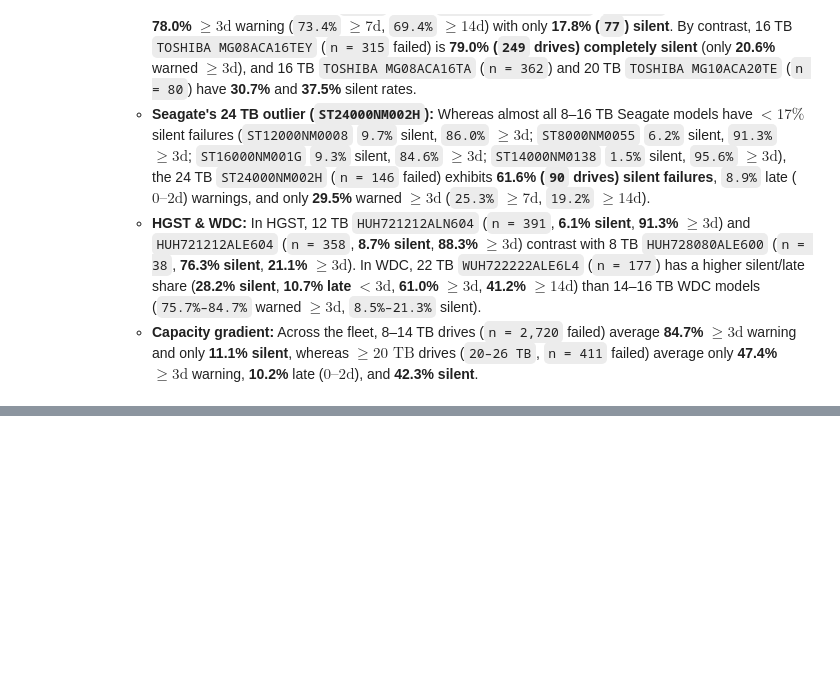
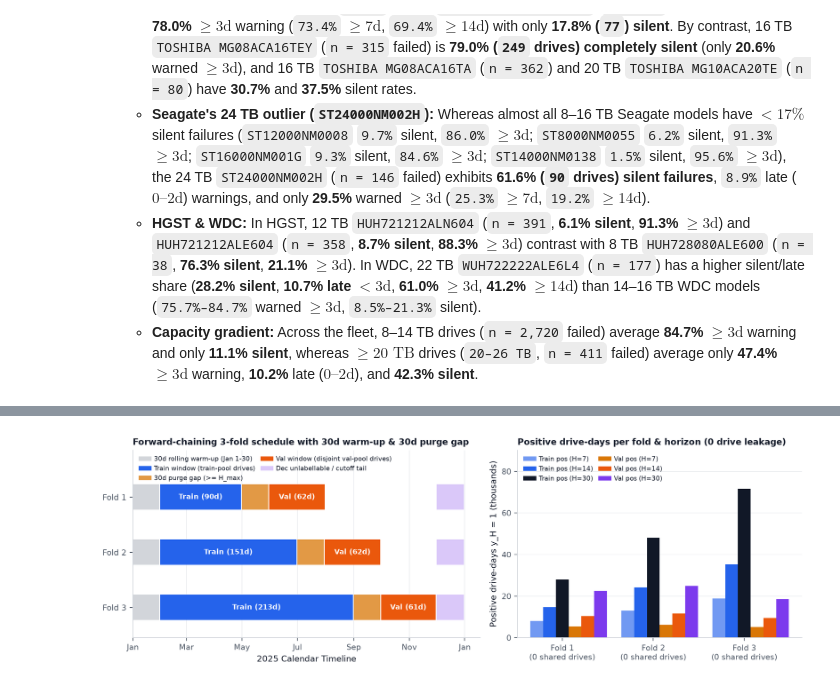
Before and after one commit to tarteeg/disk-failure-analysis, a Jupyter notebook: notebooks/eda_full_2025.ipynb, the cells around one changed output, grey strips where cells are left out. Drawn from its saved outputs; the diff is of its cells as text; code cells hidden in the pictures; blank space fills up the shorter version.

Commit message:
Implemented features, forward-chaining splits, and baselines

```diff
--- a/notebooks/eda_full_2025.ipynb
+++ b/notebooks/eda_full_2025.ipynb
@@ -2158,0 +2300,81 @@ Capacity & capacity-band summary:
+# %%
+# Section 8.2: Time-based, drive-level forward-chaining splits (3 folds, 30d purge gap, 0 drive leakage)
+SPLITS_CSV = cfg.cache_dir / "forward_chaining_splits.csv"
+split_stats_df = pd.read_csv(SPLITS_CSV)
+
+assert (split_stats_df["shared_drives_leakage"] == 0).all(), "Drive leakage detected!"
+print("Verified: 0 shared serial_numbers between train and validation across all 3 folds and all horizons H in {7, 14, 30}.")
+
+split_disp = (
+    split_stats_df.rename(columns={
+        "fold": "Fold",
+        "H_days": "H (d)",
+        "train_period": "Train window",
+        "purge_gap_days": "Purge (d)",
+        "val_period": "Val window",
+        "train_drives_sample": "Train drives",
+        "val_drives_sample": "Val drives",
+        "shared_drives_leakage": "Shared drives",
+        "train_rows_sample": "Train rows (panel)",
+        "val_rows_sample": "Val rows (panel)",
+        "train_pop_drive_days": "Train fleet days",
+        "val_pop_drive_days": "Val fleet days",
+        "train_failed_eps": "Train failed eps",
+        "val_failed_eps": "Val failed eps",
+        "train_pos_days": "Train y_H=1 days",
+        "val_pos_days": "Val y_H=1 days",
+    })
+    .set_index(["Fold", "H (d)"])
+)
+display(split_disp)
+
+# Plot forward-chaining schedule and positive drive-days per fold & horizon
+FOLDS = [
+    {"fold": 1, "train_start": "2025-01-31", "train_end": "2025-04-30", "purge_start": "2025-05-01", "purge_end": "2025-05-30", "val_start": "2025-05-31", "val_end": "2025-07-31"},
+    {"fold": 2, "train_start": "2025-01-31", "train_end": "2025-06-30", "purge_start": "2025-07-01", "purge_end": "2025-07-30", "val_start": "2025-07-31", "val_end": "2025-09-30"},
+    {"fold": 3, "train_start": "2025-01-31", "train_end": "2025-08-31", "purge_start": "2025-09-01", "purge_end": "2025-09-30", "val_start": "2025-10-01", "val_end": "2025-11-30"},
+]
+
+fig, axes = plt.subplots(1, 2, figsize=(14, 4.6), dpi=160, gridspec_kw={"width_ratios": [1.35, 1.0]})
+ax = axes[0]
+y_positions = [2, 1, 0]
+for idx, f in enumerate(FOLDS):
+    y_pos = y_positions[idx]
+    w_s, w_e = mdates.date2num(pd.Timestamp("2025-01-01")), mdates.date2num(pd.Timestamp("2025-01-30"))
+    ax.barh(y_pos, w_e - w_s, left=w_s, height=0.46, color="#CBD5E1", edgecolor="white")
+    t_s, t_e = mdates.date2num(pd.Timestamp(f["train_start"])), mdates.date2num(pd.Timestamp(f["train_end"]))
+    ax.barh(y_pos, t_e - t_s, left=t_s, height=0.46, color="#1D5DEC", edgecolor="white")
+    ax.text(t_s + (t_e - t_s)/2, y_pos, f"Train ({int(t_e - t_s + 1)}d)", ha="center", va="center", color="white", fontsize=8.5, fontweight="bold")
+    p_s, p_e = mdates.date2num(pd.Timestamp(f["purge_start"])), mdates.date2num(pd.Timestamp(f["purge_end"]))
+    ax.barh(y_pos, p_e - p_s, left=p_s, height=0.46, color="#D97706", alpha=0.85, edgecolor="white")
+    v_s, v_e = mdates.date2num(pd.Timestamp(f["val_start"])), mdates.date2num(pd.Timestamp(f["val_end"]))
+    ax.barh(y_pos, v_e - v_s, left=v_s, height=0.46, color="#E04F16", edgecolor="white")
+    ax.text(v_s + (v_e - v_s)/2, y_pos, f"Val ({int(v_e - v_s + 1)}d)", ha="center", va="center", color="white", fontsize=8.5, fontweight="bold")
+    c_s, c_e = mdates.date2num(pd.Timestamp("2025-12-01")), mdates.date2num(pd.Timestamp("2025-12-31"))
+    ax.barh(y_pos, c_e - c_s, left=c_s, height=0.46, color="#A855F7", alpha=0.30, edgecolor="white")
+
+ax.set_yticks(y_positions)
+ax.set_yticklabels(["Fold 1", "Fold 2", "Fold 3"], fontweight="bold")
+ax.xaxis_date()
+ax.xaxis.set_major_locator(mdates.MonthLocator(interval=2))
+ax.xaxis.set_major_formatter(mdates.DateFormatter("%b"))
+ax.set_xlim(mdates.date2num(pd.Timestamp("2025-01-01")), mdates.date2num(pd.Timestamp("2026-01-18")))
+ax.set_xlabel("2025 Calendar Timeline")
+ax.set_title("Forward-chaining 3-fold schedule with 30d warm-up & 30d purge gap", fontweight="bold")
+ax.set_ylim(-0.6, 2.85)
+
+ax2 = axes[1]
+f_x = np.arange(3)
+bw = 0.13
+for i, (H, col_tr, col_va) in enumerate([(7, "#60A5FA", "#F97316"), (14, "#1D5DEC", "#E04F16"), (30, "#1E293B", "#7C3AED")]):
+    sub_h = split_stats_df[split_stats_df["H_days"] == H].sort_values("fold")
+    ax2.bar(f_x + (i - 2.5)*bw, sub_h["train_pos_days"]/1e3, width=bw, color=col_tr, label=f"Train pos (H={H})")
+    ax2.bar(f_x + (i + 0.5)*bw, sub_h["val_pos_days"]/1e3, width=bw, color=col_va, label=f"Val pos (H={H})")
+ax2.set_xticks(f_x)
+ax2.set_xticklabels(["Fold 1\n(0 shared drives)", "Fold 2\n(0 shared drives)", "Fold 3\n(0 shared drives)"], fontweight="bold")
+ax2.set_ylabel("Positive drive-days y_H = 1 (thousands)")
+ax2.set_title("Positive drive-days per fold & horizon (0 drive leakage)", fontweight="bold")
+ax2.legend(frameon=False, fontsize=8.0, loc="upper left", ncol=2)
+ax2.set_ylim(0, max(split_stats_df["train_pos_days"]/1e3) * 1.25)
+finish(fig, "forward_chaining_splits")
+# %% [output]
@@ -2158,0 +2393 @@ Capacity & capacity-band summary:
+[figure, added]
```
Also changed, not shown: parts of 9 cells of this notebook, 3 other files.
